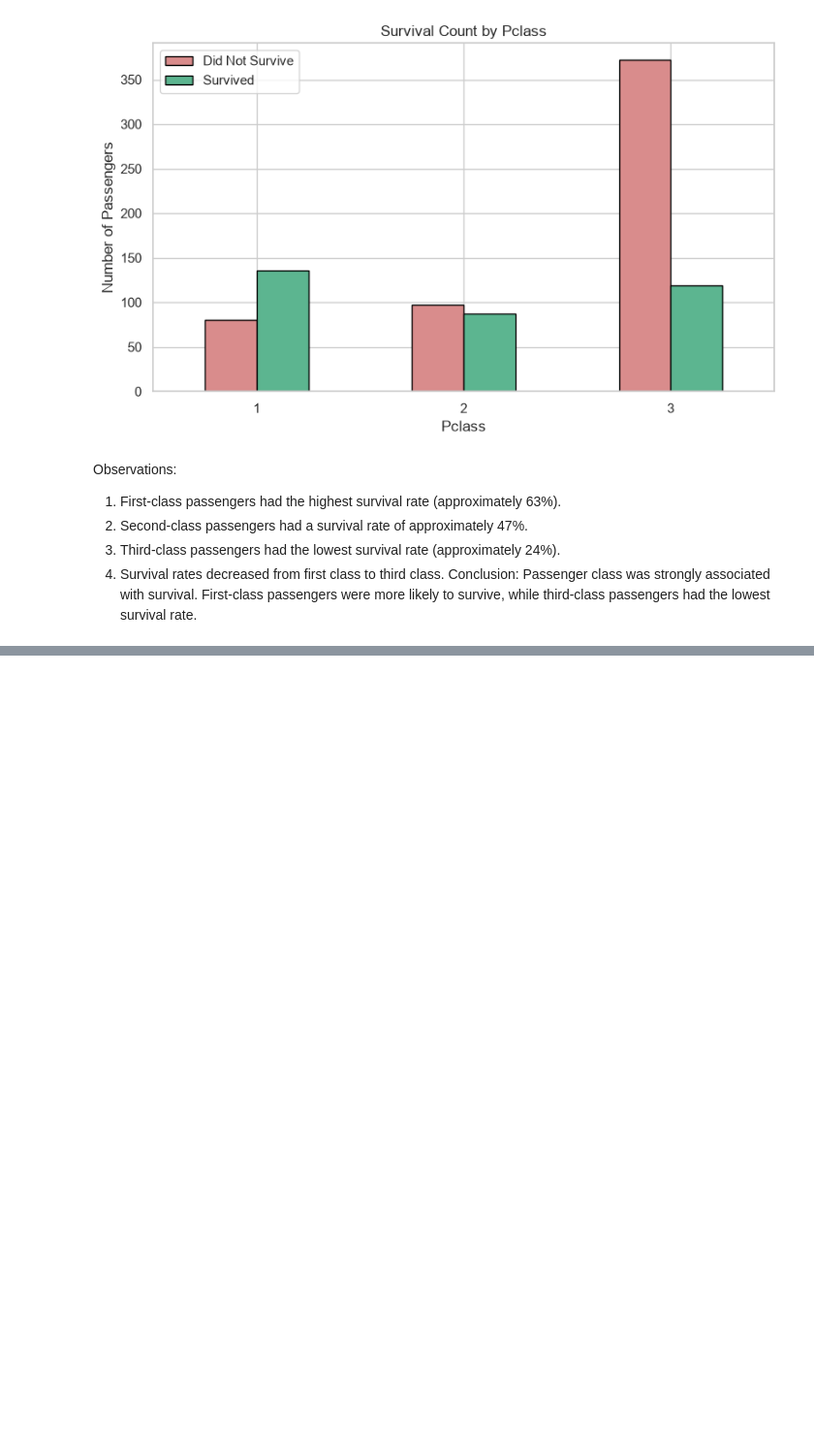
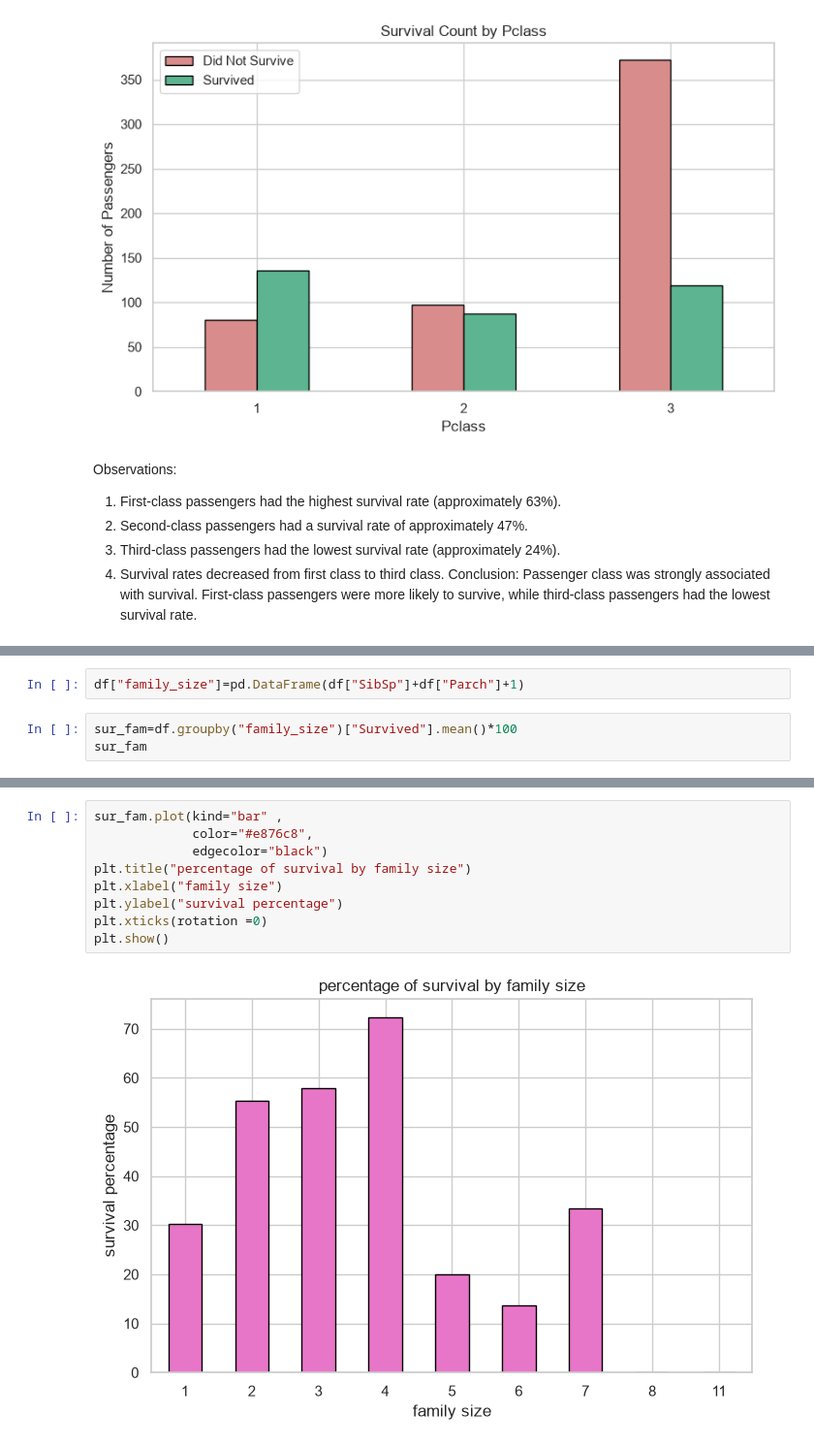
Before and after one commit to ansxka-codes/titanic-eda, a Jupyter notebook: titanic-eda/titanic_eda.ipynb, the cells around one changed output, grey strips where cells are left out. Shown at 97% size. Saved outputs shown, nothing was run; the diff lists cells and outputs as text; blank space fills up the shorter version.

```diff
--- a/titanic-eda/titanic_eda.ipynb
+++ b/titanic-eda/titanic_eda.ipynb
@@ -423,0 +464,5 @@ Conclusion: Passenger class was strongly associated with survival. First-class p
+# %%
+df["family_size"]=pd.DataFrame(df["SibSp"]+df["Parch"]+1)
+# %%
+sur_fam=df.groupby("family_size")["Survived"].mean()*100
+sur_fam
@@ -423,0 +481,11 @@ Conclusion: Passenger class was strongly associated with survival. First-class p
+# %%
+sur_fam.plot(kind="bar" ,
+             color="#e876c8",
+             edgecolor="black")
+plt.title("percentage of survival by family size")
+plt.xlabel("family size")
+plt.ylabel("survival percentage")
+plt.xticks(rotation =0)
+plt.show()
+# %% [output]
+[figure, added]
```
Also changed, not shown: parts of 38 cells of this notebook.
